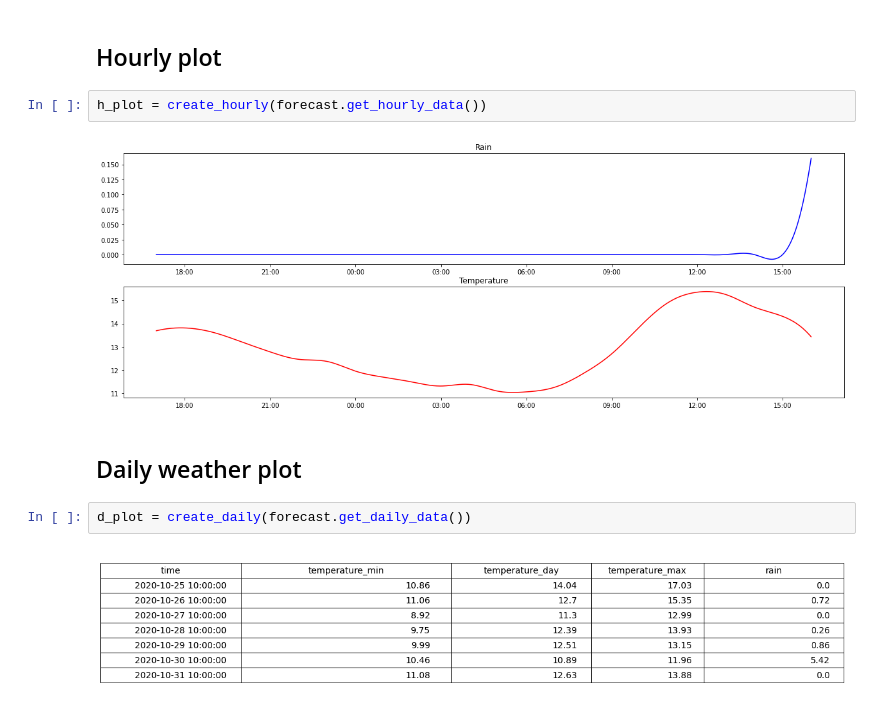
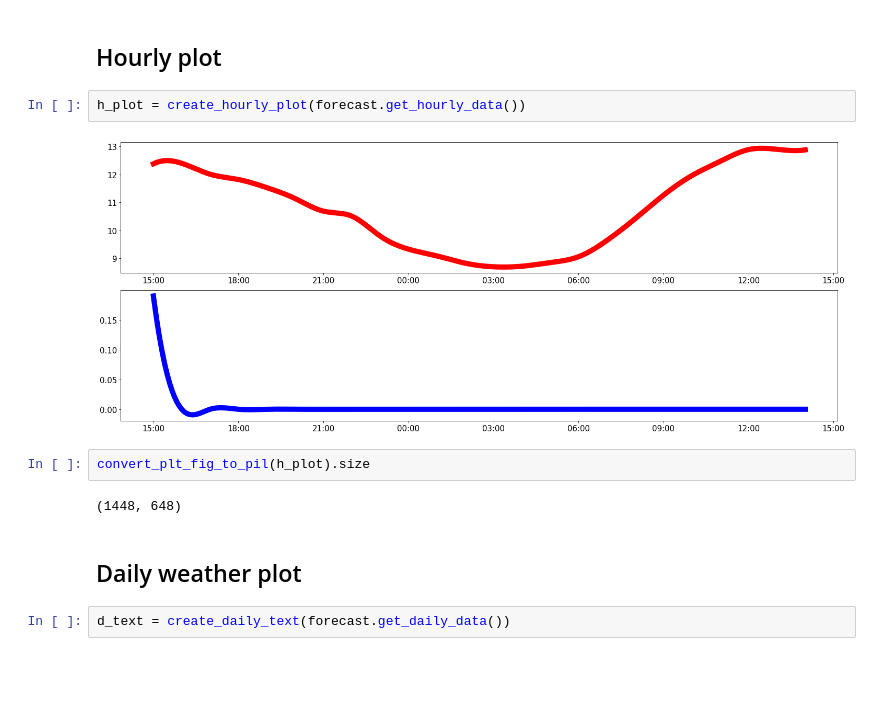
Before and after one commit to FutureSharks/rpi-weather-display, a Jupyter notebook: display-testing.ipynb, the cells around one changed output. Cells and saved outputs as stored; diff of their text form; blank space fills up the shorter version.

Commit message:
switch to use ImageDraw.Draw() for creating the display image

```diff
--- a/display-testing.ipynb
+++ b/display-testing.ipynb
@@ -26,12 +30,14 @@ c_plot = create_current_weather(forecast.get_current_weather())
 # %% [markdown]
 ## Hourly plot
 # %%
-h_plot = create_hourly(forecast.get_hourly_data())
+h_plot = create_hourly_plot(forecast.get_hourly_data())
 # %% [output]
-[figure, old version]
+[figure, new version]
+# %%
+convert_plt_fig_to_pil(h_plot).size
+# %% [output]
+(1448, 648)
 # %% [markdown]
 ## Daily weather plot
 # %%
-d_plot = create_daily(forecast.get_daily_data())
+d_text = create_daily_text(forecast.get_daily_data())
-# %% [output]
-[figure, removed]
```
Also changed, not shown: parts of 7 cells of this notebook, 10 other files.
